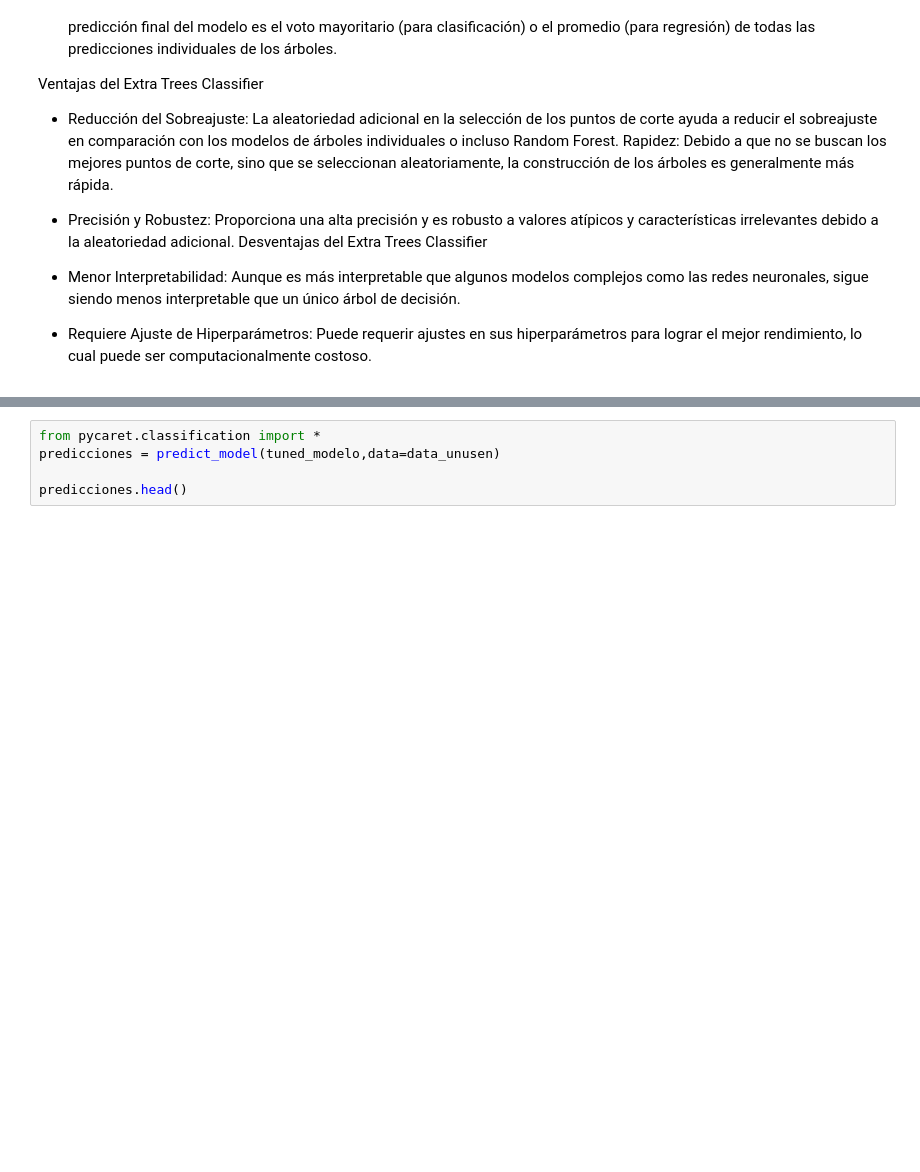
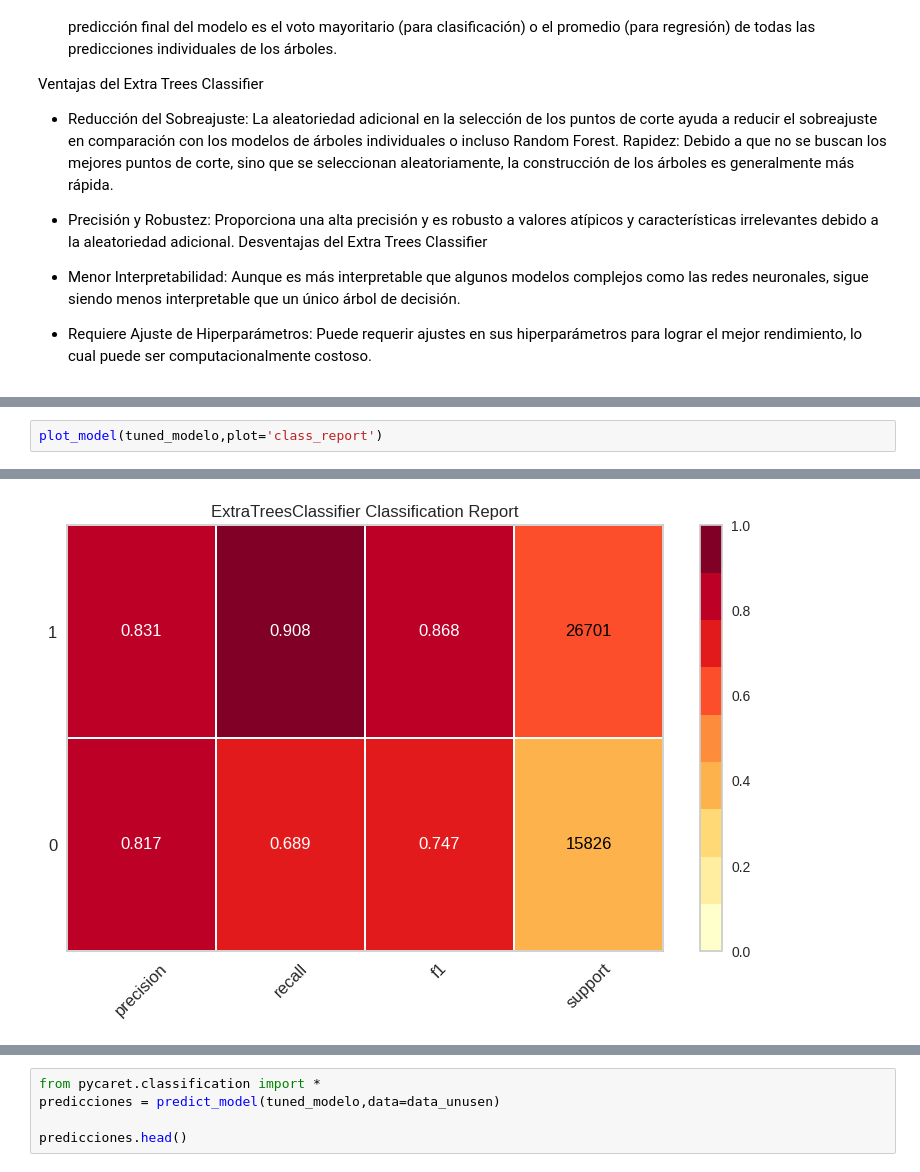
Before and after one commit to jagvgithub/Classification_Regression_models, a Jupyter notebook: Modelo_Retencion.ipynb, the cells around one changed output, grey strips where cells are left out. Cells and saved outputs as stored; diff of their text form; blank space fills up the shorter version.

```diff
--- a/Modelo_Retencion.ipynb
+++ b/Modelo_Retencion.ipynb
@@ -324,0 +355,3 @@ plot_model(tuned_modelo,plot='auc')
+# %%
+plot_model(tuned_modelo,plot='class_report')
+# %% [output]
@@ -324,0 +359 @@ plot_model(tuned_modelo,plot='auc')
+[figure, added]
```
Also changed, not shown: parts of 24 cells of this notebook.
